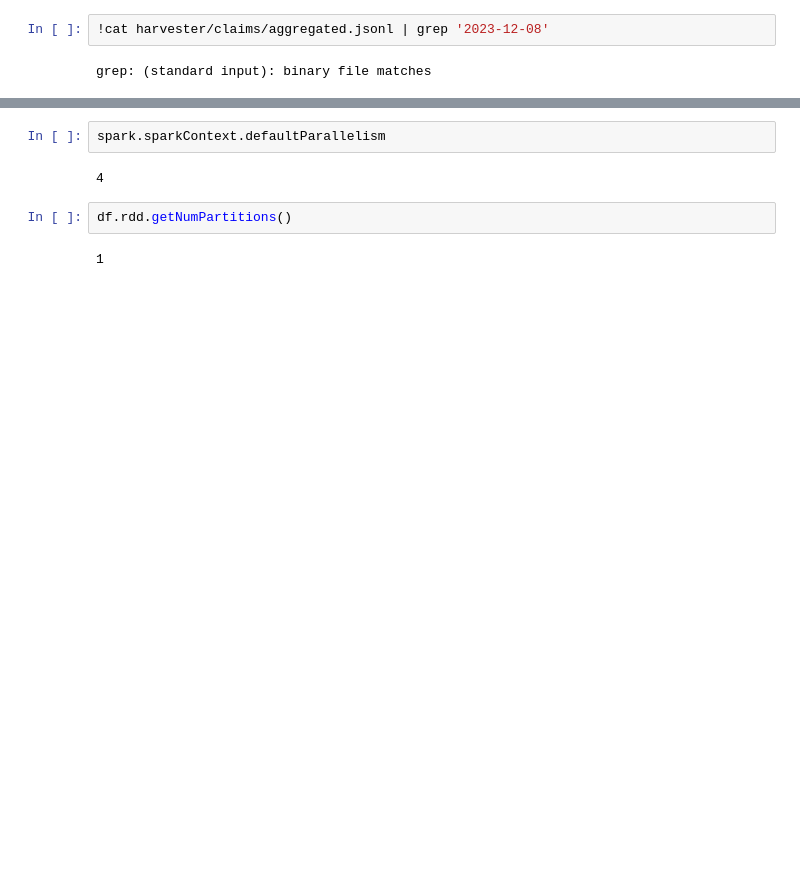
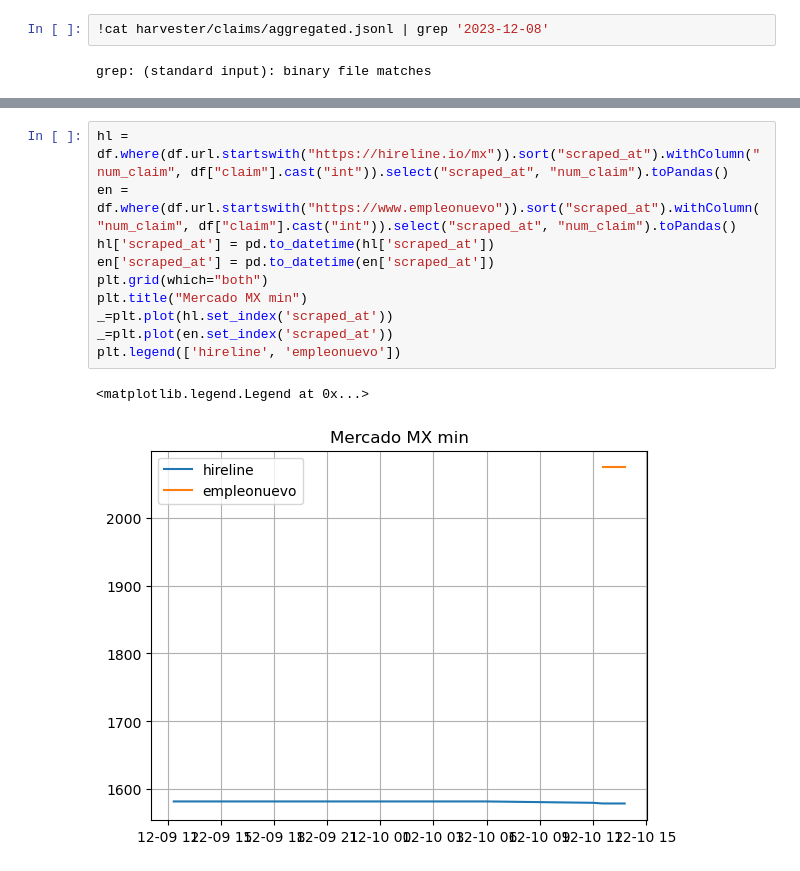
Before and after one commit to eduardofv/learn_spark, a Jupyter notebook: work-dir/claims.ipynb, the cells around one changed output, grey strips where cells are left out. Drawn from its saved outputs; the diff is of its cells as text; blank space fills up the shorter version.

```diff
--- a/work-dir/claims.ipynb
+++ b/work-dir/claims.ipynb
@@ -95,11 +104,16 @@ _ = plt.xticks(rotation=45)
-# %%
-spark.sparkContext.defaultParallelism
-# %% [output]
-4
-# %%
-df.rdd.getNumPartitions()
-# %% [output]
-1
+# %%
+hl = df.where(df.url.startswith("https://hireline.io/mx")).sort("scraped_at").withColumn("num_claim", df["claim"].cast("int")).select("scraped_at", "num_claim").toPandas()
+en = df.where(df.url.startswith("https://www.empleonuevo")).sort("scraped_at").withColumn("num_claim", df["claim"].cast("int")).select("scraped_at", "num_claim").toPandas()
+hl['scraped_at'] = pd.to_datetime(hl['scraped_at'])
+en['scraped_at'] = pd.to_datetime(en['scraped_at'])
+plt.grid(which="both")
+plt.title("Mercado MX min")
+_=plt.plot(hl.set_index('scraped_at'))
+_=plt.plot(en.set_index('scraped_at'))
+plt.legend(['hireline', 'empleonuevo'])
+# %% [output]
+<matplotlib.legend.Legend at 0x...>
+[figure, added]
 # %%
 ct = df.where(df.url.startswith("https://mx.computrabajo")).sort("scraped_at").withColumn("num_claim", df["claim"].cast("int")).select("scraped_at", "num_claim").toPandas()
 occ = df.where(df.url.startswith("https://www.occ")).sort("scraped_at").withColumn("num_claim", df["claim"].cast("int")).select("scraped_at", "num_claim").toPandas()
```
Also changed, not shown: parts of 12 cells of this notebook.
